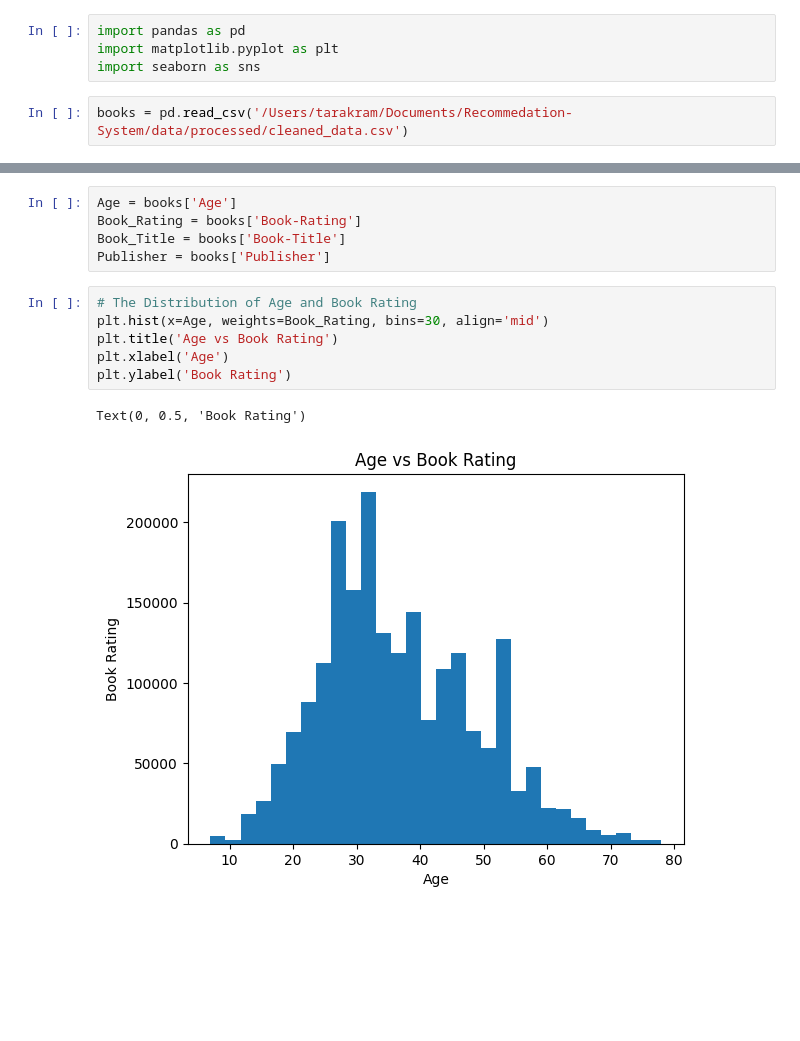
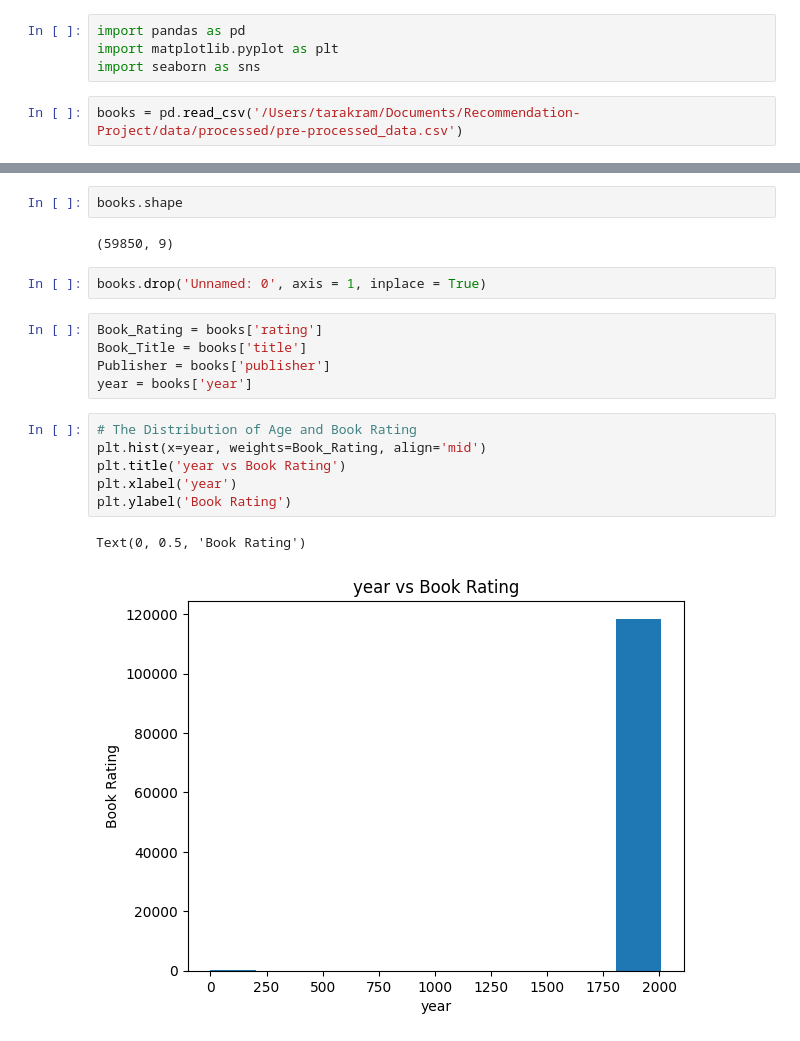
Before and after one commit to JTarakRam/Recommendation-System, a Jupyter notebook: notebooks/exploratory_data_analysis.ipynb, the cells around one changed output, grey strips where cells are left out. Saved outputs shown, nothing was run; the diff lists cells and outputs as text; blank space fills up the shorter version.

```diff
--- a/notebooks/exploratory_data_analysis.ipynb
+++ b/notebooks/exploratory_data_analysis.ipynb
@@ -5,7 +5,7 @@ import pandas as pd
 import matplotlib.pyplot as plt
 import seaborn as sns
 # %%
-books = pd.read_csv('/Users/tarakram/Documents/Recommedation-System/data/processed/cleaned_data.csv')
+books = pd.read_csv('/Users/tarakram/Documents/Recommendation-Project/data/processed/pre-processed_data.csv')
 # %%
 books.head()
 # %% [output]
@@ -18,16 +18,22 @@ books.head()
-# %%
-Age = books['Age']
-Book_Rating = books['Book-Rating']
-Book_Title = books['Book-Title']
-Publisher = books['Publisher']
+# %%
+books.shape
+# %% [output]
+(59850, 9)
+# %%
+books.drop('Unnamed: 0', axis = 1, inplace = True)
+# %%
+Book_Rating = books['rating']
+Book_Title = books['title']
+Publisher = books['publisher']
+year = books['year']
 # %%
 # The Distribution of Age and Book Rating
-plt.hist(x=Age, weights=Book_Rating, bins=30, align='mid')
-plt.title('Age vs Book Rating')
-plt.xlabel('Age')
+plt.hist(x=year, weights=Book_Rating, align='mid')
+plt.title('year vs Book Rating')
+plt.xlabel('year')
 plt.ylabel('Book Rating')
 # %% [output]
 Text(0, 0.5, 'Book Rating')
-[figure, old version]
+[figure, new version]
 # %%
 # I want to find top 5 publisher has higest rating.
```
Also changed, not shown: parts of 7 cells of this notebook.
